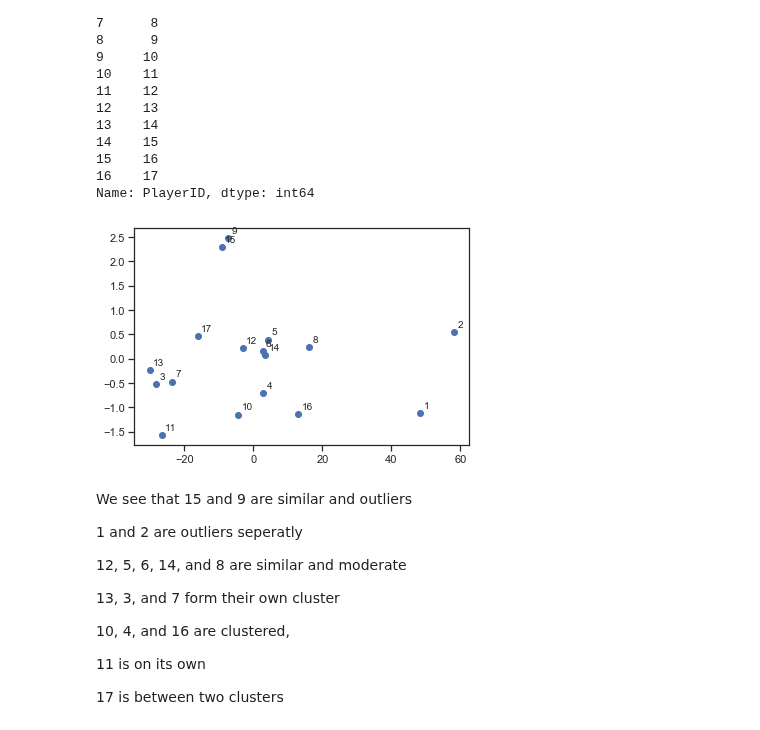
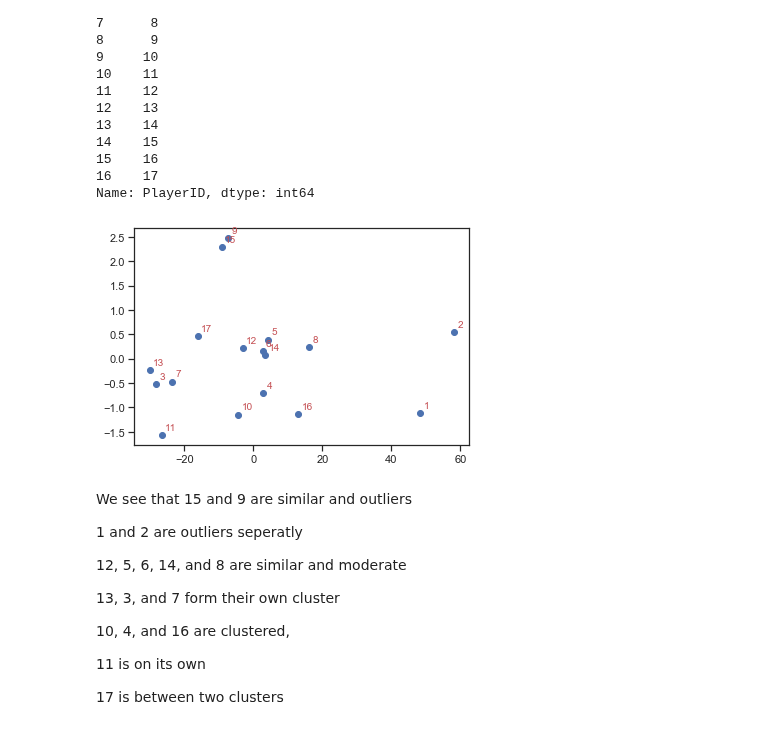
Before and after one commit to JoeRoussy/sta2453-project-1, a Jupyter notebook: wellness_factor_analysis_joe.ipynb, the cells around one changed output. Saved outputs shown, nothing was run; the diff lists cells and outputs as text; code cells hidden in the pictures.

```diff
--- a/wellness_factor_analysis_joe.ipynb
+++ b/wellness_factor_analysis_joe.ipynb
@@ -987,14 +992,14 @@ Name: PlayerID, dtype: int64
 # %%
 HORIZONTAL_OFFSET = 1
 VERTICAL_OFFSET = 0.1
 
 fig, ax = plt.subplots()
 ax.scatter(principal_components[:, 0], principal_components[:, 1])
 
 for i in range(len(player_id_series)):
-    ax.annotate(str(i + 1), (principal_components[i, 0] + HORIZONTAL_OFFSET, principal_components[i, 1] + VERTICAL_OFFSET))
+    ax.annotate(str(i + 1), (principal_components[i, 0] + HORIZONTAL_OFFSET, principal_components[i, 1] + VERTICAL_OFFSET), color='r')
 # %% [output]
-[figure, old version]
+[figure, new version]
 # %% [markdown]
 We see that 15 and 9 are similar and outliers
 
```
Also changed, not shown: parts of 20 cells of this notebook, 5 other files.
